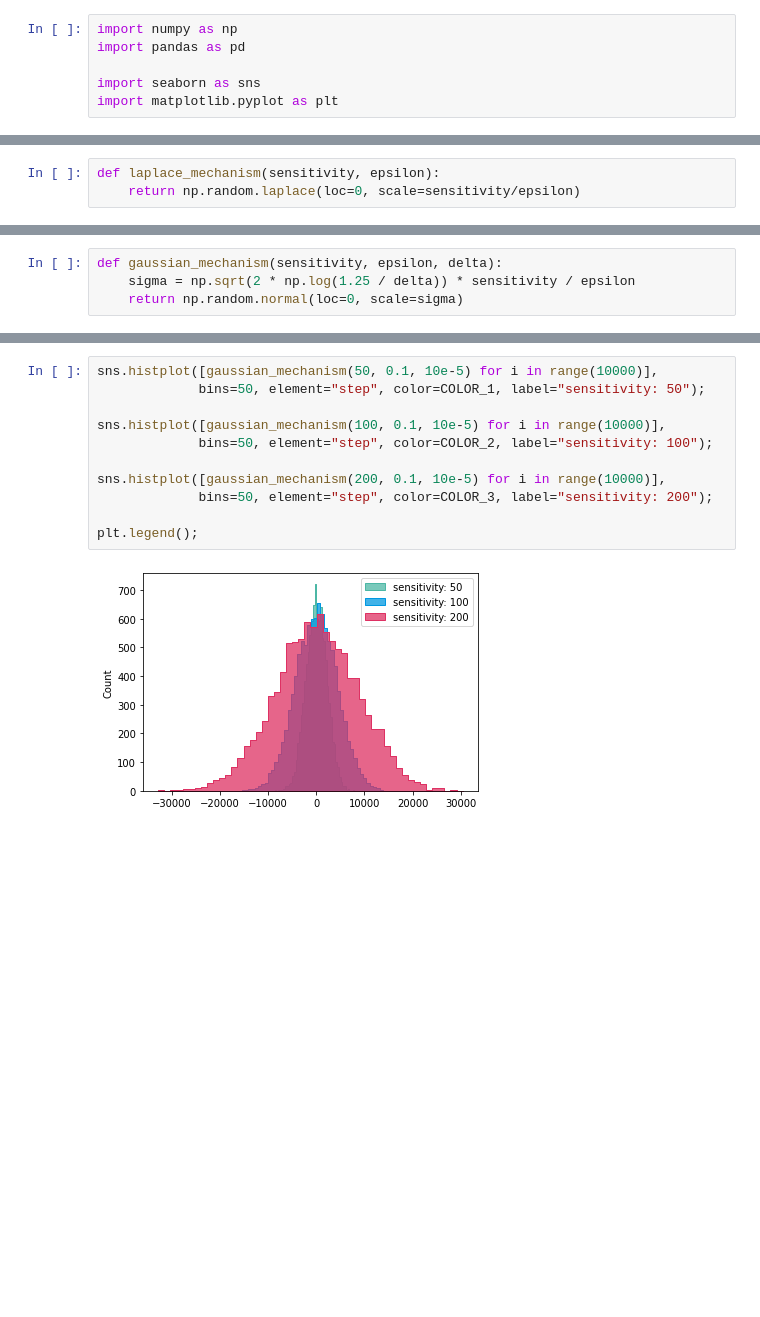
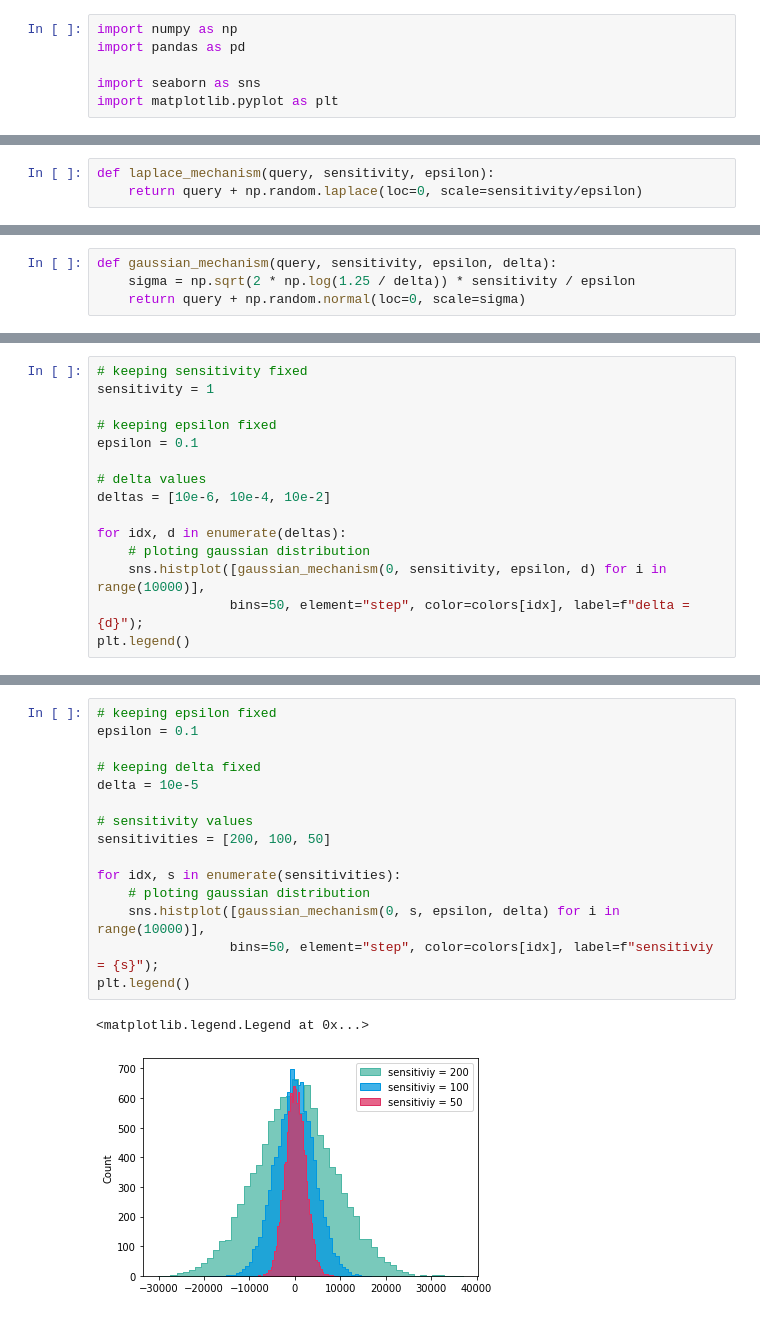
Before and after one commit to dsaidgovsg/stack-2022-differential-privacy-workshop, a Jupyter notebook: mechanisms.ipynb, the cells around one changed output, grey strips where cells are left out. Cells and saved outputs as stored; diff of their text form; blank space fills up the shorter version.

Commit message:
Completed mechanisms notebook

```diff
--- a/mechanisms.ipynb
+++ b/mechanisms.ipynb
@@ -20,3 +45,3 @@ COLOR_3 = "#DE3163"
 # %%
-def laplace_mechanism(sensitivity, epsilon):
-    return np.random.laplace(loc=0, scale=sensitivity/epsilon)
+def laplace_mechanism(query, sensitivity, epsilon):
+    return query + np.random.laplace(loc=0, scale=sensitivity/epsilon)
@@ -61,4 +112,4 @@ plt.legend();
 # %%
-def gaussian_mechanism(sensitivity, epsilon, delta):
+def gaussian_mechanism(query, sensitivity, epsilon, delta):
     sigma = np.sqrt(2 * np.log(1.25 / delta)) * sensitivity / epsilon
-    return np.random.normal(loc=0, scale=sigma)
+    return query + np.random.normal(loc=0, scale=sigma)
@@ -86,0 +151,15 @@ plt.legend();
+# %%
+# keeping sensitivity fixed
+sensitivity = 1
+
+# keeping epsilon fixed
+epsilon = 0.1
+
+# delta values
+deltas = [10e-6, 10e-4, 10e-2]
+
+for idx, d in enumerate(deltas):
+    # ploting gaussian distribution
+    sns.histplot([gaussian_mechanism(0, sensitivity, epsilon, d) for i in range(10000)],
+                 bins=50, element="step", color=colors[idx], label=f"delta = {d}");
+plt.legend()
@@ -89,13 +173,18 @@ plt.legend();
 # %%
-sns.histplot([gaussian_mechanism(50, 0.1, 10e-5) for i in range(10000)],
-             bins=50, element="step", color=COLOR_1, label="sensitivity: 50");
+# keeping epsilon fixed
+epsilon = 0.1
 
-sns.histplot([gaussian_mechanism(100, 0.1, 10e-5) for i in range(10000)],
-             bins=50, element="step", color=COLOR_2, label="sensitivity: 100");
+# keeping delta fixed
+delta = 10e-5
 
-sns.histplot([gaussian_mechanism(200, 0.1, 10e-5) for i in range(10000)],
-             bins=50, element="step", color=COLOR_3, label="sensitivity: 200");
+# sensitivity values
+sensitivities = [200, 100, 50]
 
-plt.legend();
+for idx, s in enumerate(sensitivities):
+    # ploting gaussian distribution
+    sns.histplot([gaussian_mechanism(0, s, epsilon, delta) for i in range(10000)],
+                 bins=50, element="step", color=colors[idx], label=f"sensitiviy = {s}");
+plt.legend()
 # %% [output]
+<matplotlib.legend.Legend at 0x...>
-[figure, old version]
+[figure, new version]
```
Also changed, not shown: parts of 24 cells of this notebook, 9 other files.
